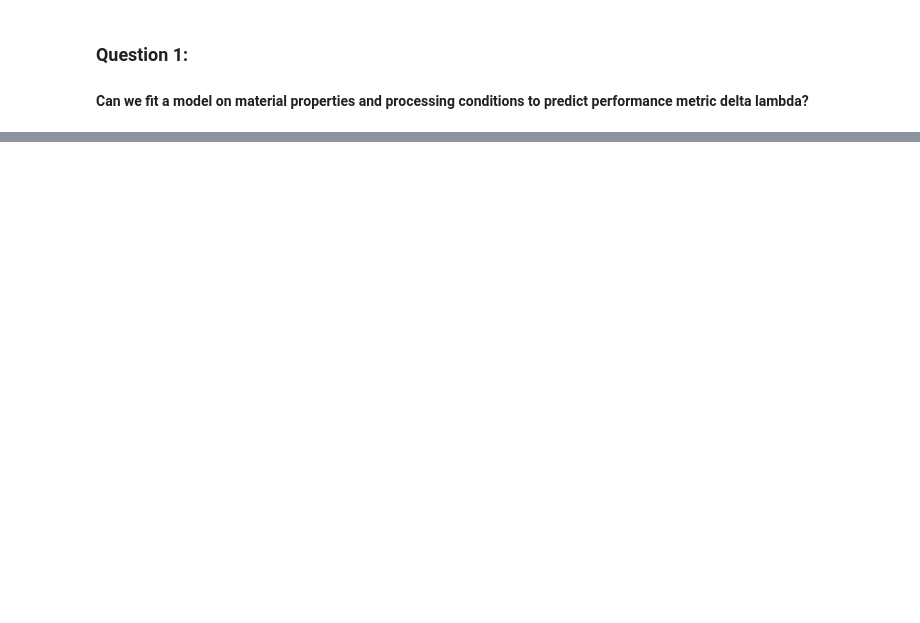
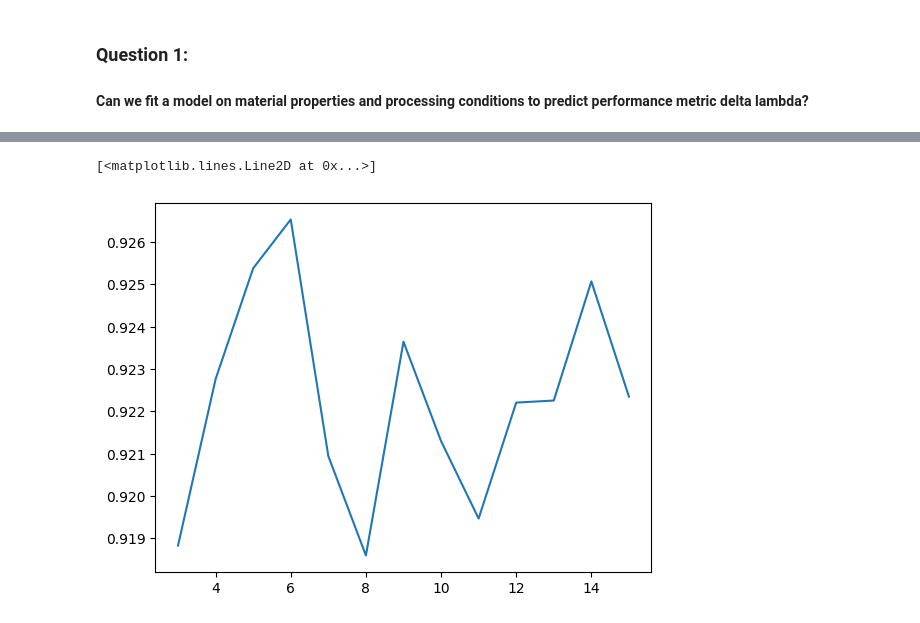
Before and after one commit to PERPETU4L-M0TI0N/PFSA_Paper, a Jupyter notebook: ds_flow_wip.ipynb, the cells around one changed output, grey strips where cells are left out. Cells and saved outputs as stored; diff of their text form; code cells hidden in the pictures; blank space fills up the shorter version.

```diff
--- a/ds_flow_wip.ipynb
+++ b/ds_flow_wip.ipynb
@@ -128,0 +245,2 @@ test_unstack_liquid_vapor_datasets()
+# %%
+df_1_trainable = compute_performance_metric_delta_lambda(df_1_imputed)
@@ -128,0 +258,3 @@ test_unstack_liquid_vapor_datasets()
+# %%
+score = fit_regressor_model(df=df_1_trainable, regressor_class=RandomForestRegressor, y_column='delta_lambda')
+score
@@ -128,0 +263,19 @@ test_unstack_liquid_vapor_datasets()
+# %%
+def screen_pipeline(df: pd.DataFrame, n_neighbor_pool: List[int]):
+
+    fixed_columns = [_c for _c in ['Thickness', 'PT', 'Cast_id', 'Drying_Temp', 'Equilibrium_hr', 'RH', 'Temperature'] if _c in df.columns.values.tolist()]
+
+    df_1_unstacked = unstack_liquid_vapor_datasets(df=df, fixed_columns=fixed_columns)
+
+    n_neighbors = []
+    scores = []
+
+    for n_neighbor in n_neighbor_pool:
+        df_1_imputed = knn_impute(df=df_1_unstacked, exclude_columns=['lambda_lv_0'], n_neighbor=n_neighbor)
+        df_1_imputed = knn_impute(df=df_1_imputed, exclude_columns=['lambda_lv_1'], n_neighbor=n_neighbor)
+        df_1_trainable = compute_performance_metric_delta_lambda(df_1_imputed)
+        score = fit_regressor_model(df=df_1_trainable, regressor_class=RandomForestRegressor, y_column='delta_lambda')
+        n_neighbors.append(n_neighbor)
+        scores.append(score)
+
+    return n_neighbors, scores
@@ -128,0 +293,2 @@ test_unstack_liquid_vapor_datasets()
+# %%
+neighbors, scores = screen_pipeline(df=df_1, n_neighbor_pool=list(range(3, 16)))
@@ -128,0 +313,5 @@ test_unstack_liquid_vapor_datasets()
+# %%
+plt.plot(neighbors, scores)
+# %% [output]
+[<matplotlib.lines.Line2D at 0x...>]
+[figure, added]
```
Also changed, not shown: parts of 23 cells of this notebook.
